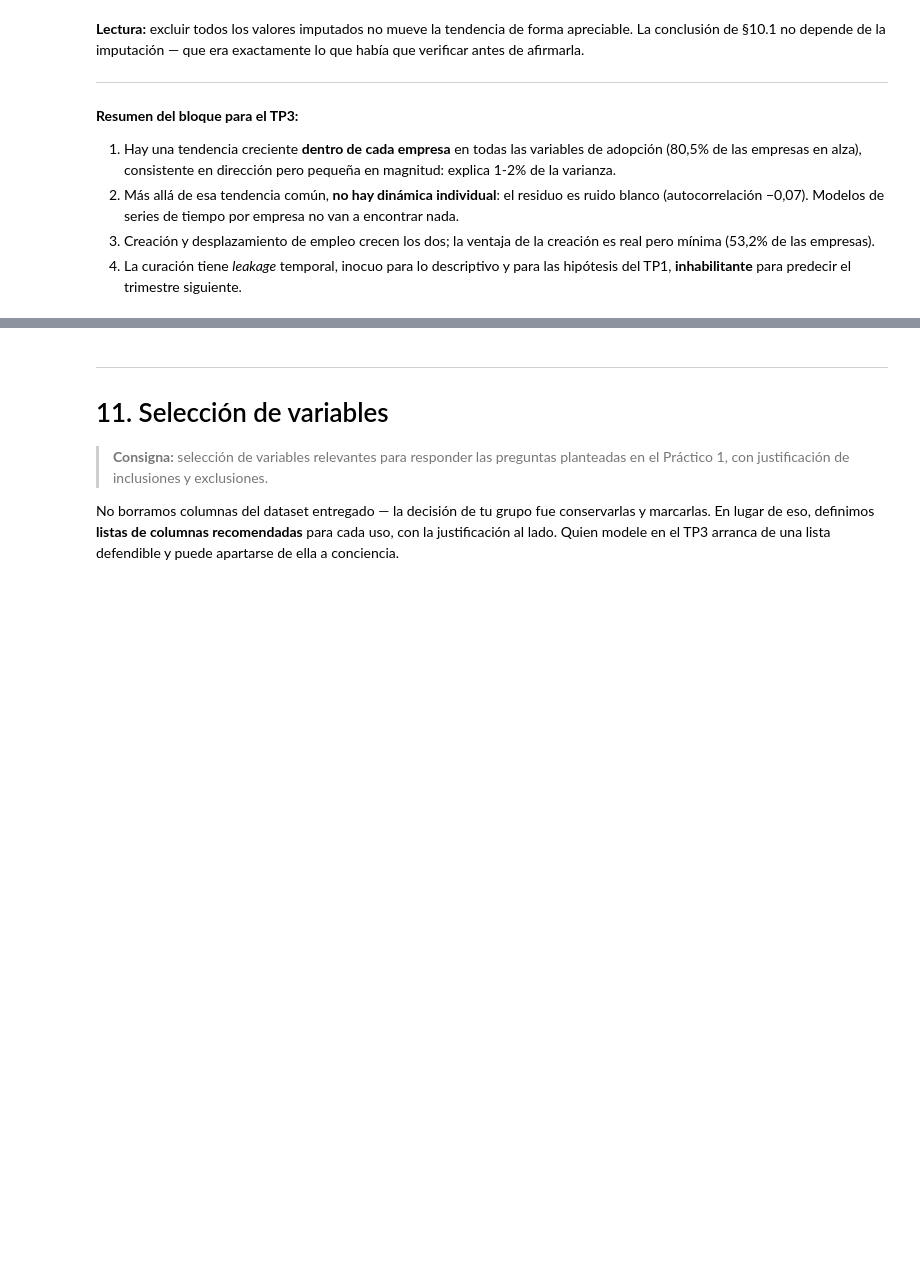
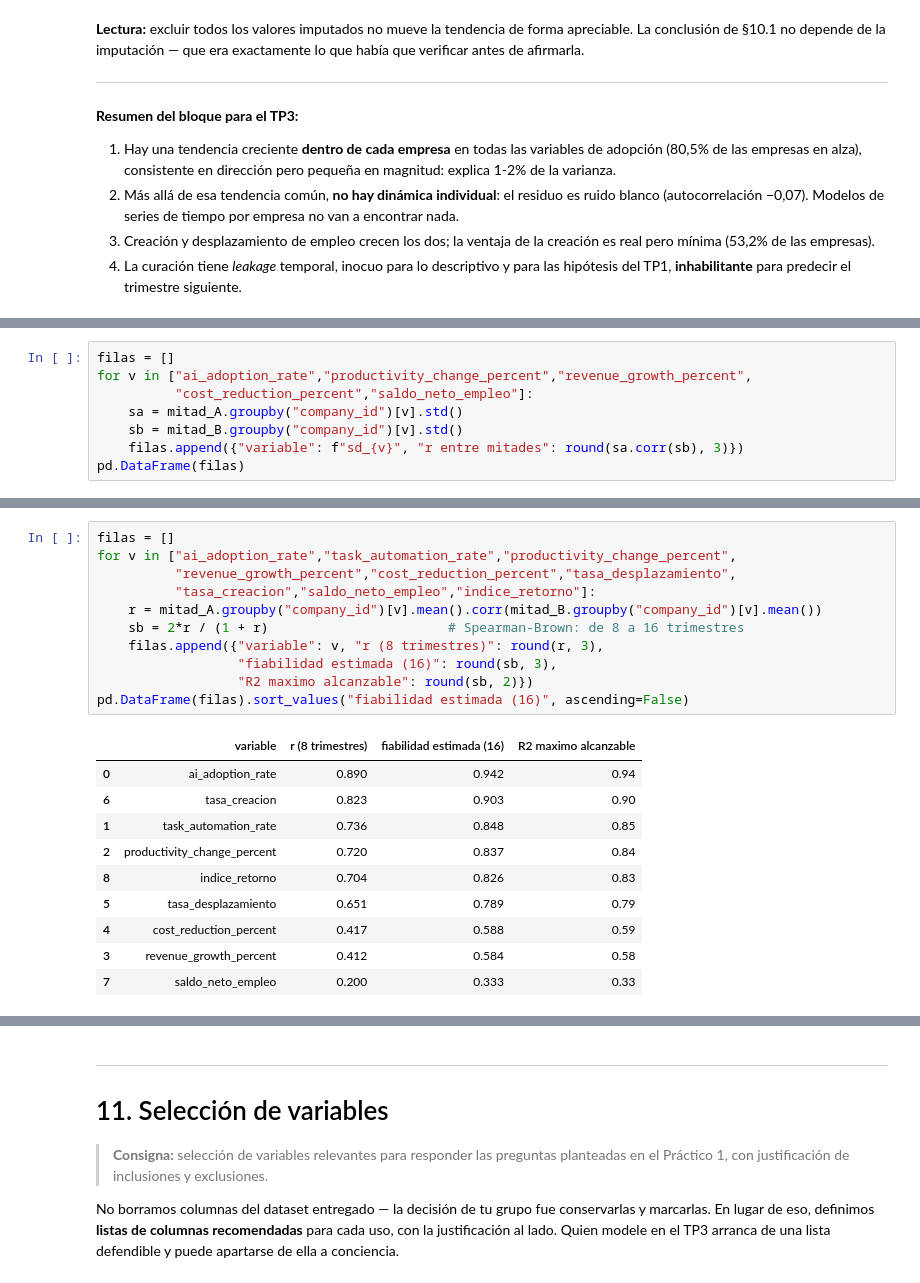
Before and after one commit to Franncippi/Proyecto-mentoria-M09, a Jupyter notebook: notebooks/02b_curacion_alternativa_y_temporal.ipynb, the cells around one changed output, grey strips where cells are left out. Cells and saved outputs as stored; diff of their text form; blank space fills up the shorter version.

```diff
--- a/notebooks/02b_curacion_alternativa_y_temporal.ipynb
+++ b/notebooks/02b_curacion_alternativa_y_temporal.ipynb
@@ -2460,0 +2534,8 @@ diferencia maxima absoluta: 0.095 puntos porcentuales
+# %%
+filas = []
+for v in ["ai_adoption_rate","productivity_change_percent","revenue_growth_percent",
+          "cost_reduction_percent","saldo_neto_empleo"]:
+    sa = mitad_A.groupby("company_id")[v].std()
+    sb = mitad_B.groupby("company_id")[v].std()
+    filas.append({"variable": f"sd_{v}", "r entre mitades": round(sa.corr(sb), 3)})
+pd.DataFrame(filas)
@@ -2460,0 +2561,22 @@ diferencia maxima absoluta: 0.095 puntos porcentuales
+# %%
+filas = []
+for v in ["ai_adoption_rate","task_automation_rate","productivity_change_percent",
+          "revenue_growth_percent","cost_reduction_percent","tasa_desplazamiento",
+          "tasa_creacion","saldo_neto_empleo","indice_retorno"]:
+    r = mitad_A.groupby("company_id")[v].mean().corr(mitad_B.groupby("company_id")[v].mean())
+    sb = 2*r / (1 + r)                       # Spearman-Brown: de 8 a 16 trimestres
+    filas.append({"variable": v, "r (8 trimestres)": round(r, 3),
+                  "fiabilidad estimada (16)": round(sb, 3),
+                  "R2 maximo alcanzable": round(sb, 2)})
+pd.DataFrame(filas).sort_values("fiabilidad estimada (16)", ascending=False)
+# %% [output]
+|  | variable | r (8 trimestres) | fiabilidad estimada (16) | R2 maximo alcanzable |
+| 0 | ai_adoption_rate | 0.890 | 0.942 | 0.94 |
+| 6 | tasa_creacion | 0.823 | 0.903 | 0.90 |
+| 1 | task_automation_rate | 0.736 | 0.848 | 0.85 |
+| 2 | productivity_change_percent | 0.720 | 0.837 | 0.84 |
+| 8 | indice_retorno | 0.704 | 0.826 | 0.83 |
+| 5 | tasa_desplazamiento | 0.651 | 0.789 | 0.79 |
+| 4 | cost_reduction_percent | 0.417 | 0.588 | 0.59 |
+| 3 | revenue_growth_percent | 0.412 | 0.584 | 0.58 |
+| 7 | saldo_neto_empleo | 0.200 | 0.333 | 0.33 |
```
Also changed, not shown: parts of 13 cells of this notebook, 1 other file.
